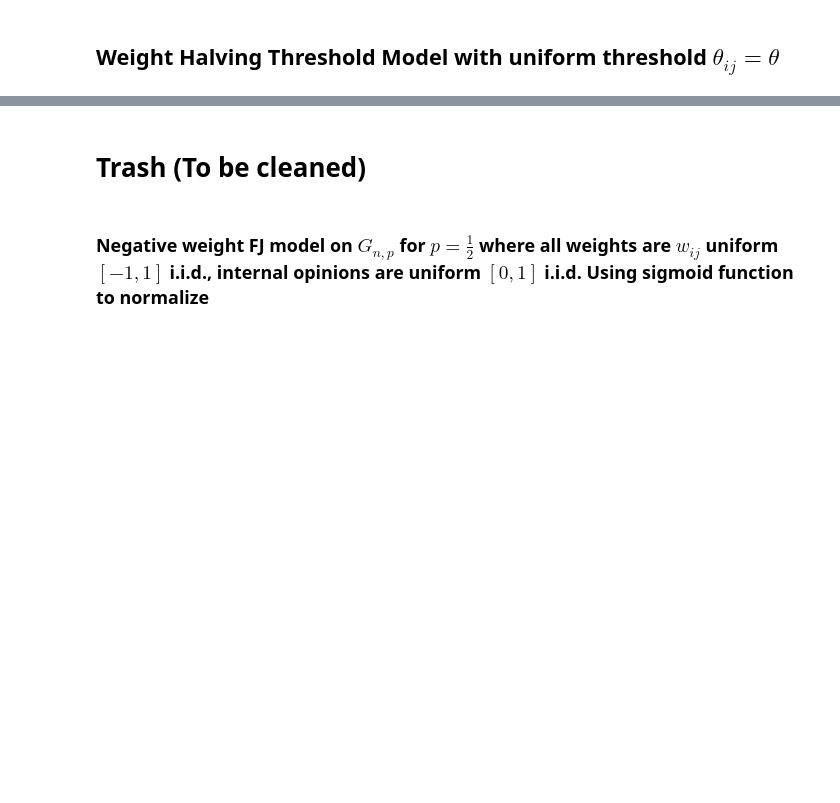
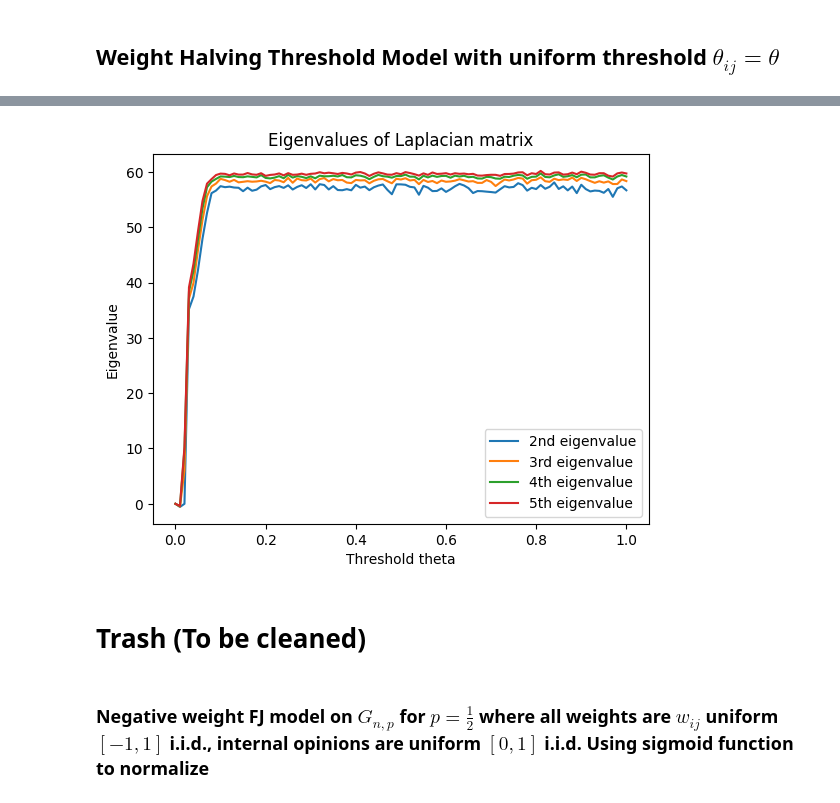
Before and after one commit to JamesZhang2/Opinion-Dynamics, a Jupyter notebook: FJ_Model.ipynb, the cells around one changed output, grey strips where cells are left out. Saved outputs shown, nothing was run; the diff lists cells and outputs as text; code cells hidden in the pictures; blank space fills up the shorter version.

```diff
--- a/FJ_Model.ipynb
+++ b/FJ_Model.ipynb
@@ -158,3 +199,16 @@ fig.savefig('threshold_model_halve_weight_polarization.png')
+# %%
+fig, ax = plt.subplots()
+ax.set_xlabel('Threshold theta')
+ax.set_ylabel('Eigenvalue')
+ax.set_title('Eigenvalues of Laplacian matrix')
+ax.plot(thetas, np.array(average_eigenvalues)[:,1], label='2nd eigenvalue')
+ax.plot(thetas, np.array(average_eigenvalues)[:,2], label='3rd eigenvalue')
+ax.plot(thetas, np.array(average_eigenvalues)[:,3], label='4th eigenvalue')
+ax.plot(thetas, np.array(average_eigenvalues)[:,4], label='5th eigenvalue')
+ax.legend()
+fig.savefig('threshold_model_halve_weight_polarization.png')
+# %% [output]
+[figure, added]
 # %% [markdown]
 # Trash (To be cleaned)
 # %% [markdown]
```
Also changed, not shown: parts of 16 cells of this notebook, 2 other files.
